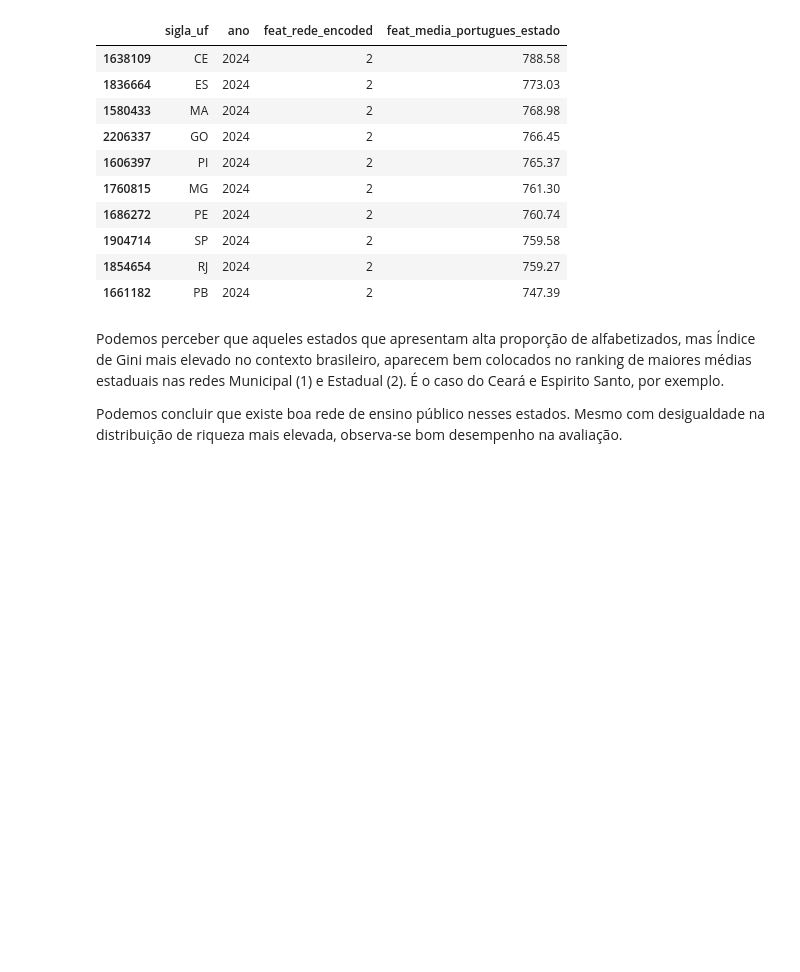
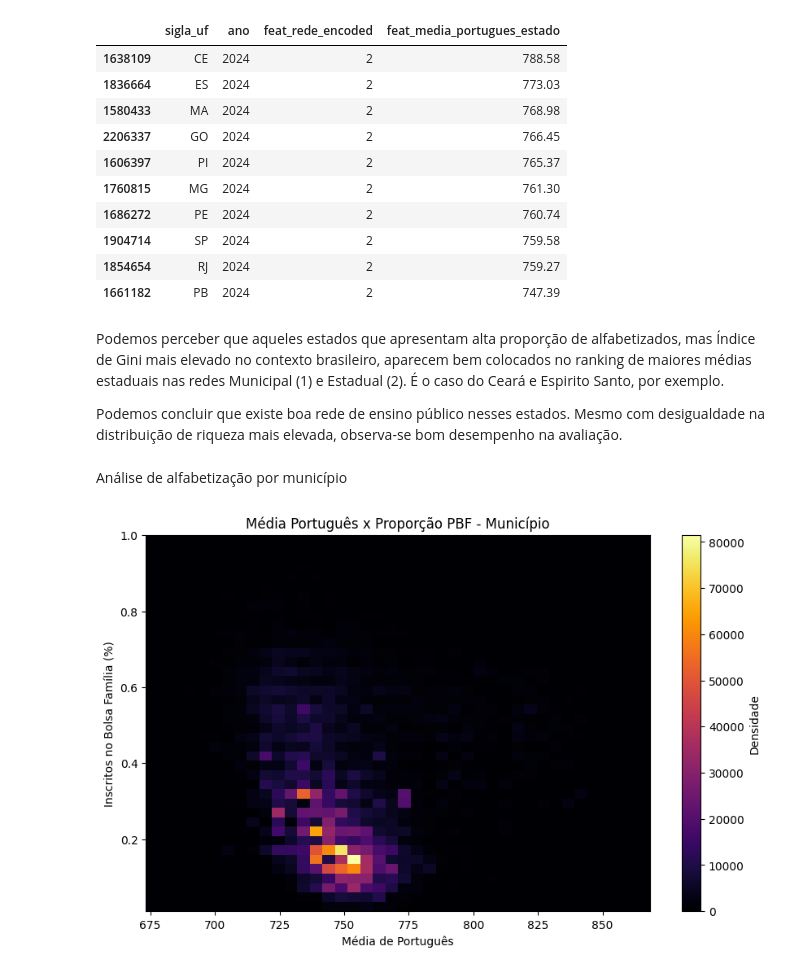
Before and after one commit to giusepelopes/modelagem_alfabetizacao, a Jupyter notebook: notebooks/EDA.ipynb, the cells around one changed output. Drawn from its saved outputs; the diff is of its cells as text; code cells hidden in the pictures; blank space fills up the shorter version.

```diff
--- a/notebooks/EDA.ipynb
+++ b/notebooks/EDA.ipynb
@@ -263,3 +286,18 @@ medias_estaduais[(medias_estaduais["ano"] == 2024) & (medias_estaduais["feat_red
 Podemos perceber que aqueles estados que apresentam alta proporção de alfabetizados, mas Índice de Gini mais elevado no contexto brasileiro, aparecem bem colocados no ranking de maiores médias estaduais nas redes Municipal (1) e Estadual (2). É o caso do Ceará e Espirito Santo, por exemplo.
 
 Podemos concluir que existe boa rede de ensino público nesses estados. Mesmo com desigualdade na distribuição de riqueza mais elevada, observa-se bom desempenho na avaliação.
+# %% [markdown]
+Análise de alfabetização por município
+# %%
+plt.figure(figsize=(10, 6))
+
+plt.hist2d(df['feat_media_portugues_municipio'], df['feat_proporcao_pbf_municipio'], bins=40, cmap='inferno')
+plt.colorbar(label='Densidade')
+
+plt.title("Média Português x Proporção PBF - Município")
+plt.xlabel("Média de Português")
+plt.ylabel("Inscritos no Bolsa Família (%)")
+
+plt.show()
+# %% [output]
+[figure, added]
```
Also changed, not shown: parts of 8 cells of this notebook.
